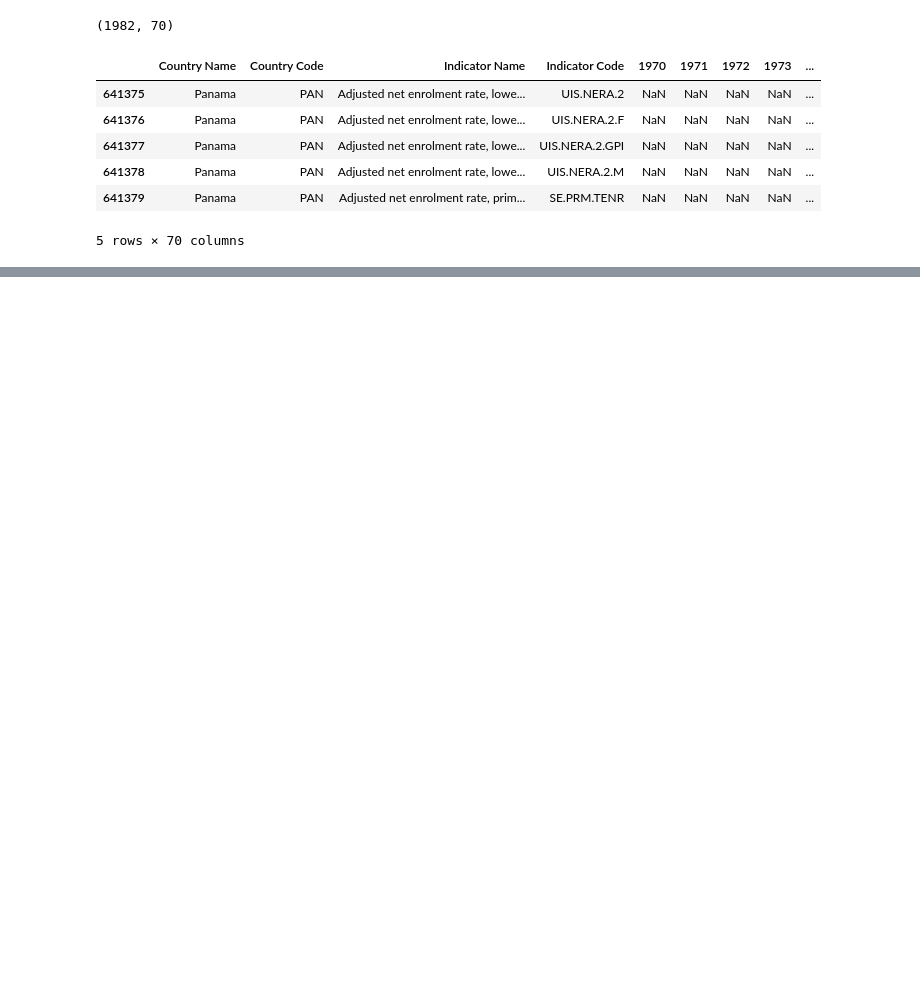
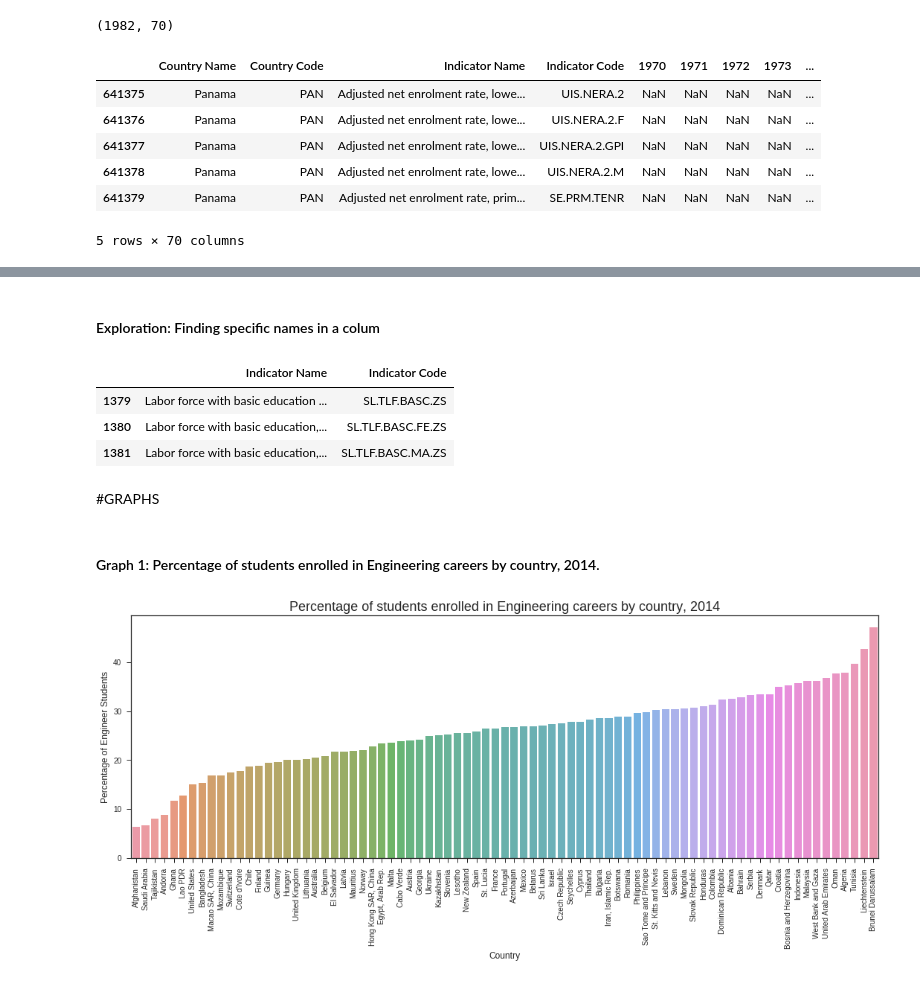
Before and after one commit to maqqa88/challenge2018, a Jupyter notebook: Summer18_Challenge_MaryuriQuintero.ipynb, the cells around one changed output, grey strips where cells are left out. Drawn from its saved outputs; the diff is of its cells as text; code cells hidden in the pictures; blank space fills up the shorter version.

```diff
--- a/Summer18_Challenge_MaryuriQuintero.ipynb
+++ b/Summer18_Challenge_MaryuriQuintero.ipynb
@@ -114,0 +200,33 @@ panama_clean.head()
+# %% [markdown]
+#### Exploration: Finding specific names in a colum
+# %%
+indicators[indicators['Indicator Name'].str.contains('Labor force with basic education')].head(10)
+# %% [output]
+|  | Indicator Name | Indicator Code |
+| 1379 | Labor force with basic education ... | SL.TLF.BASC.ZS |
+| 1380 | Labor force with basic education,... | SL.TLF.BASC.FE.ZS |
+| 1381 | Labor force with basic education,... | SL.TLF.BASC.MA.ZS |
+# %% [markdown]
+#GRAPHS
+# %% [markdown]
+#### Graph 1: Percentage of students enrolled in Engineering careers by country, 2014.
+# %%
+color = sns.color_palette()
+#ocurrences
+count = project.loc[:,['Country Name','2014']][project['Indicator Code']=='UIS.FEP.56.F500'].dropna()
+result = count.sort_values(by=['2014'])
+
+#size of the plot
+plt.figure(figsize=(18, 6))
+labels = result['Country Name']
+
+g = sns.barplot(labels, result['2014'], alpha=0.8, palette = 'husl')   #type of graph that has x-labels, counting values, space bw bars, color number
+g.set_xticklabels(labels, rotation=90)
+
+
+plt.title('Percentage of students enrolled in Engineering careers by country, 2014', fontsize=18)
+plt.ylabel('Percentage of Engineer Students', fontsize=12)    #Label y-axis
+plt.xlabel('Country', fontsize=12)     #Label x-axis
+plt.show()
+# %% [output]
+[figure, added]
```
Also changed, not shown: parts of 34 cells of this notebook.
